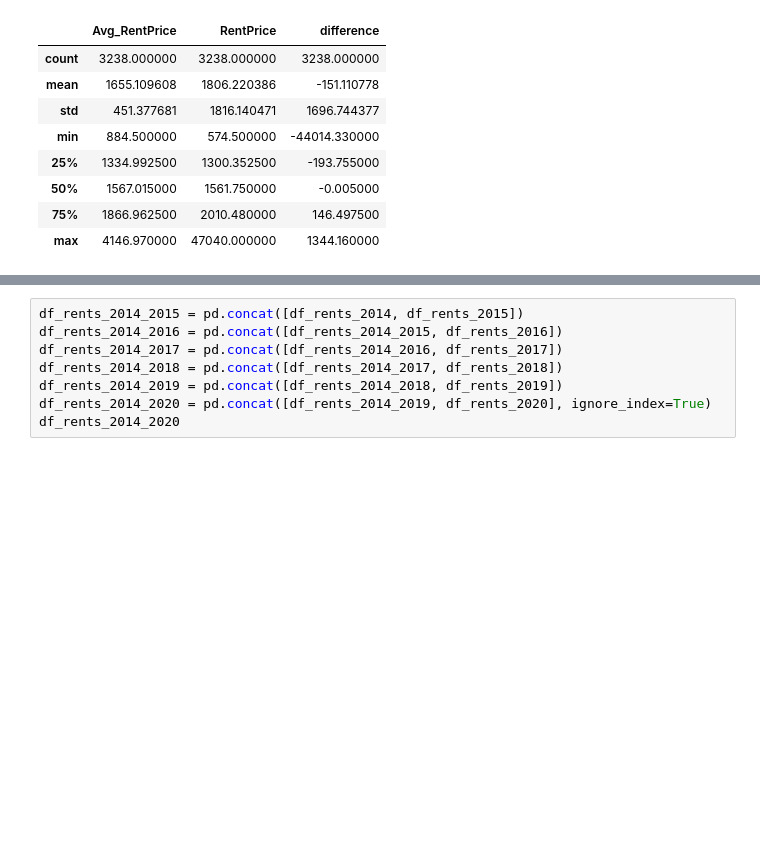
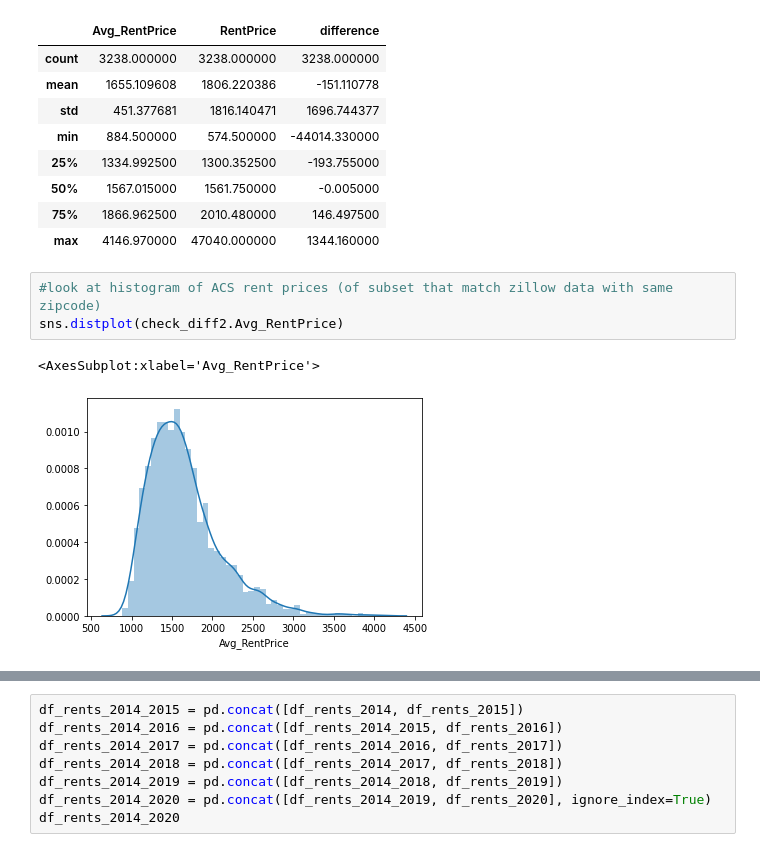
Before and after one commit to jjfrasca/Capstone_2, a Jupyter notebook: notebooks/2.0-jjf-initial-data-wrangling-zipcodeRentPrices.ipynb, the cells around one changed output, grey strips where cells are left out. Cells and saved outputs as stored; diff of their text form; blank space fills up the shorter version.

```diff
--- a/notebooks/2.0-jjf-initial-data-wrangling-zipcodeRentPrices.ipynb
+++ b/notebooks/2.0-jjf-initial-data-wrangling-zipcodeRentPrices.ipynb
@@ -532,3 +534,9 @@ check_diff2.describe()
 | 50% | 1567.015000 | 1561.750000 | -0.005000 |
 | 75% | 1866.962500 | 2010.480000 | 146.497500 |
 | max | 4146.970000 | 47040.000000 | 1344.160000 |
+# %%
+#look at histogram of ACS rent prices (of subset that match zillow data with same zipcode)
+sns.distplot(check_diff2.Avg_RentPrice)
+# %% [output]
+<AxesSubplot:xlabel='Avg_RentPrice'>
+[figure, added]
```
Also changed, not shown: parts of 5 cells of this notebook.
